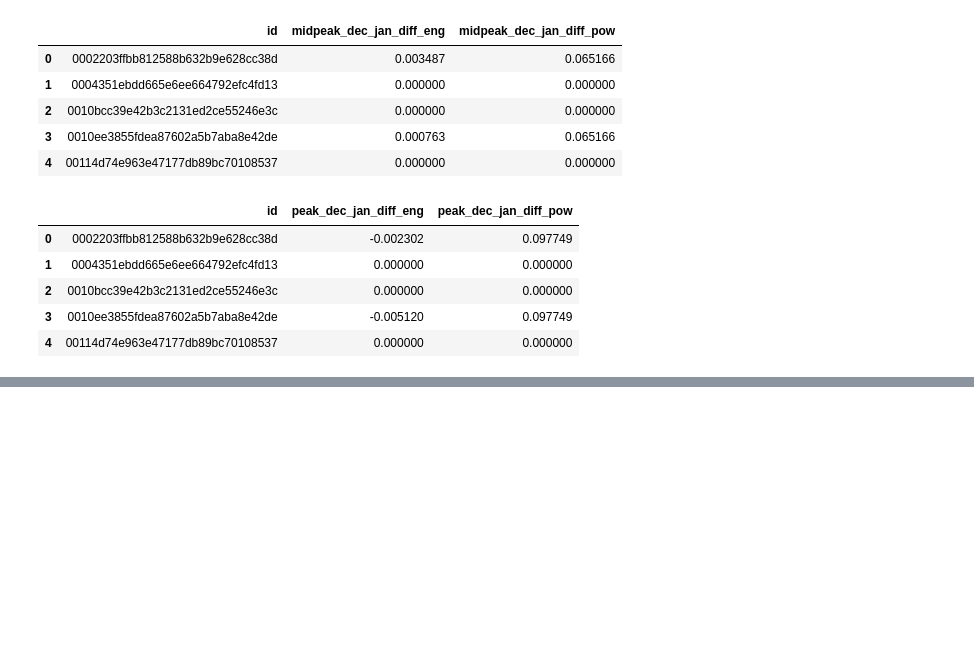
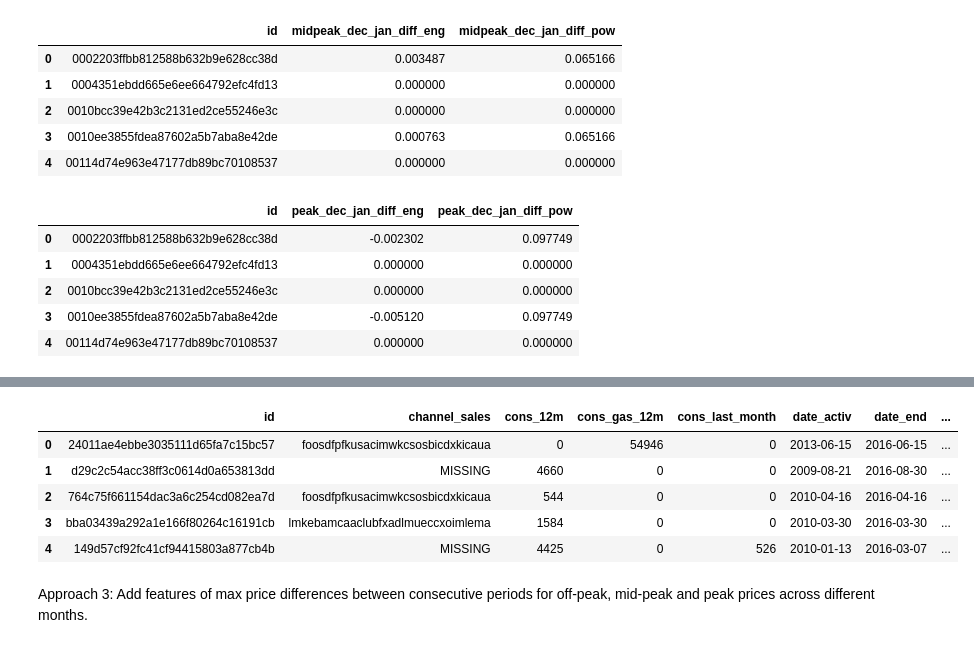
Before and after one commit to ciciecho-ds/bcg_vi_customer_churn, a Jupyter notebook: notebooks/model.ipynb, the cells around one changed output, grey strips where cells are left out. Cells and saved outputs as stored; diff of their text form; code cells hidden in the pictures; blank space fills up the shorter version.

Commit message:
update modelling notebook

```diff
--- a/notebooks/model.ipynb
+++ b/notebooks/model.ipynb
@@ -4,9 +15,20 @@
 import pandas as pd
 from functools import reduce
 
-import xgboost as xgb
 from xgboost import XGBClassifier
 from sklearn.ensemble import RandomForestClassifier
+from sklearn.compose import make_column_transformer
+from sklearn.pipeline import make_pipeline
+from sklearn.preprocessing import OneHotEncoder, OrdinalEncoder, StandardScaler
+from sklearn.model_selection import (
+    GridSearchCV,
+    RandomizedSearchCV,
+    cross_val_score,
+    cross_validate,
+    train_test_split,
+)
+
+pd.set_option('display.max_columns', None)
 # %%
 #load data
 client_date_cols = ['date_activ', 'date_end', 'date_modif_prod', 'date_renewal']
@@ -14,0 +67,6 @@ price_data = pd.read_csv("../data/raw/price_data.csv", parse_dates = ['price_dat
+# %%
+channel_sales_vals = ['epumfxlbckeskwekxbiuasklxalciiuu', 'fixdbufsefwooaasfcxdxadsiekoceaa']
+origin_up_vals = ['usapbepcfoloekilkwsdiboslwaxobdp', 'ewxeelcelemmiwuafmddpobolfuxioce']
+
+clean_client_data = client_data[client_data.channel_sales.isin(channel_sales_vals) == False]
+clean_client_data = client_data[client_data.origin_up.isin(origin_up_vals) == False]
@@ -229,0 +173,18 @@ pd.DataFrame(results).T
+# %%
+# Aggregate average prices per period by company
+mean_prices = price_data.groupby(['id']).agg({
+    'price_off_peak_var': 'mean',
+    'price_peak_var': 'mean',
+    'price_mid_peak_var': 'mean',
+    'price_off_peak_fix': 'mean',
+    'price_peak_fix': 'mean',
+    'price_mid_peak_fix': 'mean'
+}).reset_index()
+# %%
+# Calculate the mean difference between periods
+mean_prices['off_peak_peak_var_mean_diff'] = mean_prices['price_off_peak_var'] - mean_prices['price_peak_var']
+mean_prices['peak_mid_peak_var_mean_diff'] = mean_prices['price_peak_var'] - mean_prices['price_mid_peak_var']
+mean_prices['off_peak_mid_peak_var_mean_diff'] = mean_prices['price_off_peak_var'] - mean_prices['price_mid_peak_var']
+mean_prices['off_peak_peak_fix_mean_diff'] = mean_prices['price_off_peak_fix'] - mean_prices['price_peak_fix']
+mean_prices['peak_mid_peak_fix_mean_diff'] = mean_prices['price_peak_fix'] - mean_prices['price_mid_peak_fix']
+mean_prices['off_peak_mid_peak_fix_mean_diff'] = mean_prices['price_off_peak_fix'] - mean_prices['price_mid_peak_fix']
@@ -229,0 +200,14 @@ pd.DataFrame(results).T
+# %%
+diff_cols = [col for col in mean_prices.columns if 'diff' in col]
+columns = diff_cols + ['id']
+join_data_2 = pd.merge(clean_client_data, mean_prices[columns], on='id')
+join_data_2.head()
+# %% [output]
+|  | id | channel_sales | cons_12m | cons_gas_12m | cons_last_month | date_activ | date_end | ... |
+| 0 | 24011ae4ebbe3035111d65fa7c15bc57 | foosdfpfkusacimwkcsosbicdxkicaua | 0 | 54946 | 0 | 2013-06-15 | 2016-06-15 | ... |
+| 1 | d29c2c54acc38ff3c0614d0a653813dd | MISSING | 4660 | 0 | 0 | 2009-08-21 | 2016-08-30 | ... |
+| 2 | 764c75f661154dac3a6c254cd082ea7d | foosdfpfkusacimwkcsosbicdxkicaua | 544 | 0 | 0 | 2010-04-16 | 2016-04-16 | ... |
+| 3 | bba03439a292a1e166f80264c16191cb | lmkebamcaaclubfxadlmueccxoimlema | 1584 | 0 | 0 | 2010-03-30 | 2016-03-30 | ... |
+| 4 | 149d57cf92fc41cf94415803a877cb4b | MISSING | 4425 | 0 | 526 | 2010-01-13 | 2016-03-07 | ... |
+# %% [markdown]
+Approach 3: Add features of max price differences between consecutive periods for off-peak, mid-peak and peak prices across different months.
```
Also changed, not shown: parts of 48 cells of this notebook.
